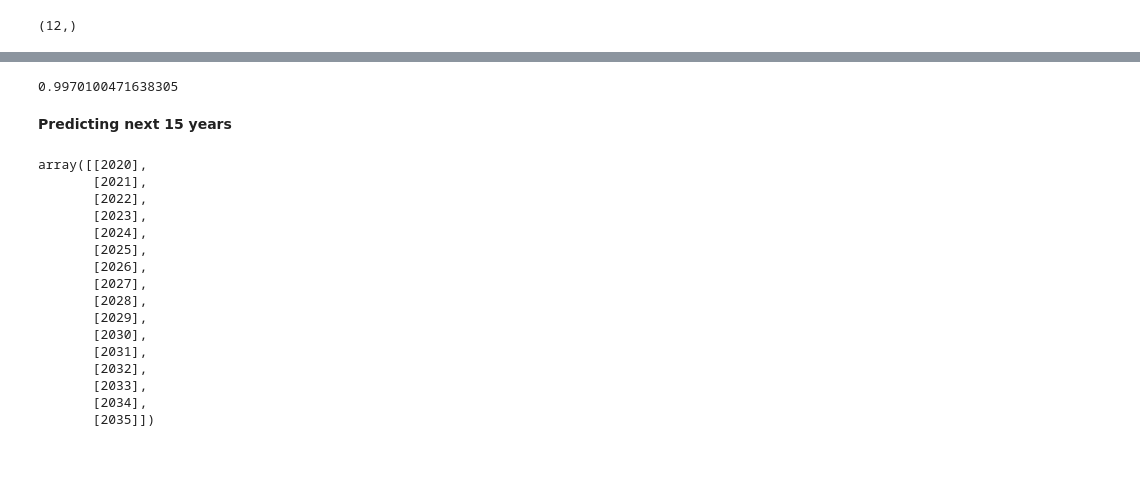
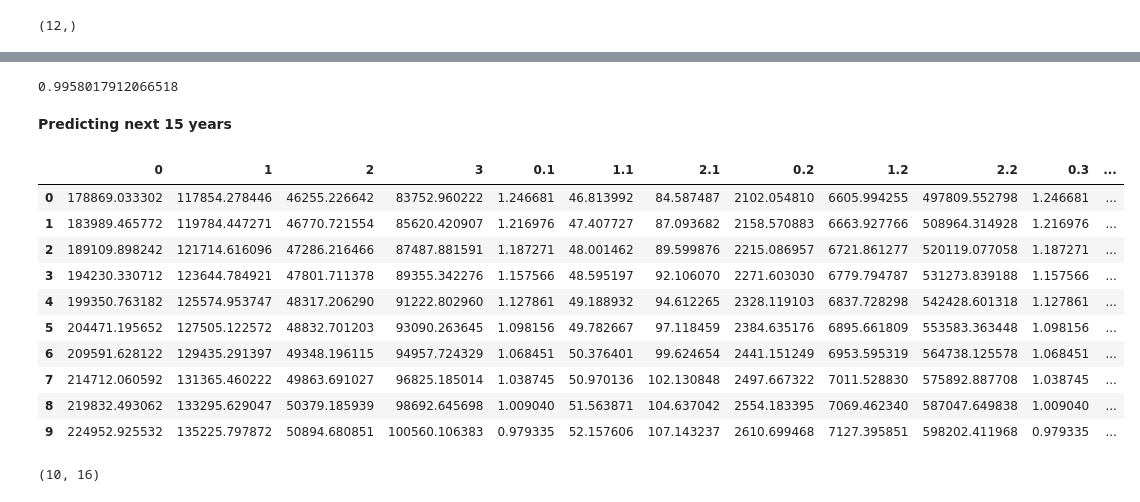
Before and after one commit to ELALAY/Morocco-Energy-Consumption-Production-Prediction, a Jupyter notebook: Energy Consumption Prediction - Research.ipynb, the cells around one changed output, grey strips where cells are left out. Saved outputs shown, nothing was run; the diff lists cells and outputs as text; code cells hidden in the pictures; blank space fills up the shorter version.

Commit message:
Tried Prediction based on predicted factors

```diff
--- a/Energy Consumption Prediction - Research.ipynb
+++ b/Energy Consumption Prediction - Research.ipynb
@@ -79,44 +95,29 @@ array([225678.27949457, 379796.07350311, 343200.38704524, 400304.63307478,
-# %%
-from sklearn import metrics
-
-Linear_model_Consumption.score(X_test, y_test)
-r2_test_lr = r2_score(y_test, prediction_test_lr)
-rms_test_lr = sqrt(mean_squared_error(y_test, prediction_test_lr))
-mae_test_lr = mean_absolute_error(y_test,prediction_test_lr)
-mape_test_lr = np.mean(np.abs((y_test - prediction_test_lr) / y_test)) * 100
-
-# Predicting and Calculating the Metrices for Prediction of Training Dataset
-prediction_train_lr = lr.predict(X_train)
-
-r2_train_lr = r2_score(y_train, prediction_train_lr)
-rms_train_lr = sqrt(mean_squared_error(y_train, prediction_train_lr))
-mae_train_lr = mean_absolute_error(y_train,prediction_train_lr)
-mape_train_lr = np.mean(np.abs((y_train - prediction_train_lr) / y_train)) * 100
-# %% [output]
-0.9970100471638305
+# %%
+from sklearn import metrics
+
+Linear_model_Consumption.score(X_test, y_test)
+# %% [output]
+0.9958017912066518
 # %% [markdown]
 **Predicting next 15 years**
-# %%
-import numpy as np
-years = np.array([2020, 2021, 2022, 2023, 2024, 2025, 2026, 2027, 2028, 2029, 2030, 2031, 2032, 2033, 2034, 2035])
-x_pred = years.reshape(-1, 1)
-x_pred
-# %% [output]
-array([[2020],
-       [2021],
-       [2022],
-       [2023],
-       [2024],
-       [2025],
-       [2026],
-       [2027],
-       [2028],
-       [2029],
-       [2030],
-       [2031],
-       [2032],
-       [2033],
-       [2034],
-       [2035]])
+# %%
+pred_facts = pd.read_csv('PredFactors.csv', index_col=0)
+pred_facts
+# %% [output]
+|  | 0 | 1 | 2 | 3 | 0.1 | 1.1 | 2.1 | 0.2 | 1.2 | 2.2 | 0.3 | ... |
+| 0 | 178869.033302 | 117854.278446 | 46255.226642 | 83752.960222 | 1.246681 | 46.813992 | 84.587487 | 2102.054810 | 6605.994255 | 497809.552798 | 1.246681 | ... |
+| 1 | 183989.465772 | 119784.447271 | 46770.721554 | 85620.420907 | 1.216976 | 47.407727 | 87.093682 | 2158.570883 | 6663.927766 | 508964.314928 | 1.216976 | ... |
+| 2 | 189109.898242 | 121714.616096 | 47286.216466 | 87487.881591 | 1.187271 | 48.001462 | 89.599876 | 2215.086957 | 6721.861277 | 520119.077058 | 1.187271 | ... |
+| 3 | 194230.330712 | 123644.784921 | 47801.711378 | 89355.342276 | 1.157566 | 48.595197 | 92.106070 | 2271.603030 | 6779.794787 | 531273.839188 | 1.157566 | ... |
+| 4 | 199350.763182 | 125574.953747 | 48317.206290 | 91222.802960 | 1.127861 | 49.188932 | 94.612265 | 2328.119103 | 6837.728298 | 542428.601318 | 1.127861 | ... |
+| 5 | 204471.195652 | 127505.122572 | 48832.701203 | 93090.263645 | 1.098156 | 49.782667 | 97.118459 | 2384.635176 | 6895.661809 | 553583.363448 | 1.098156 | ... |
+| 6 | 209591.628122 | 129435.291397 | 49348.196115 | 94957.724329 | 1.068451 | 50.376401 | 99.624654 | 2441.151249 | 6953.595319 | 564738.125578 | 1.068451 | ... |
+| 7 | 214712.060592 | 131365.460222 | 49863.691027 | 96825.185014 | 1.038745 | 50.970136 | 102.130848 | 2497.667322 | 7011.528830 | 575892.887708 | 1.038745 | ... |
+| 8 | 219832.493062 | 133295.629047 | 50379.185939 | 98692.645698 | 1.009040 | 51.563871 | 104.637042 | 2554.183395 | 7069.462340 | 587047.649838 | 1.009040 | ... |
+| 9 | 224952.925532 | 135225.797872 | 50894.680851 | 100560.106383 | 0.979335 | 52.157606 | 107.143237 | 2610.699468 | 7127.395851 | 598202.411968 | 0.979335 | ... |
+# %%
+pred_facts.shape
+# %% [output]
+(10, 16)
 # %%
 ## Decision Tree Regression
```
Also changed, not shown: parts of 16 cells of this notebook, 2 other files.
